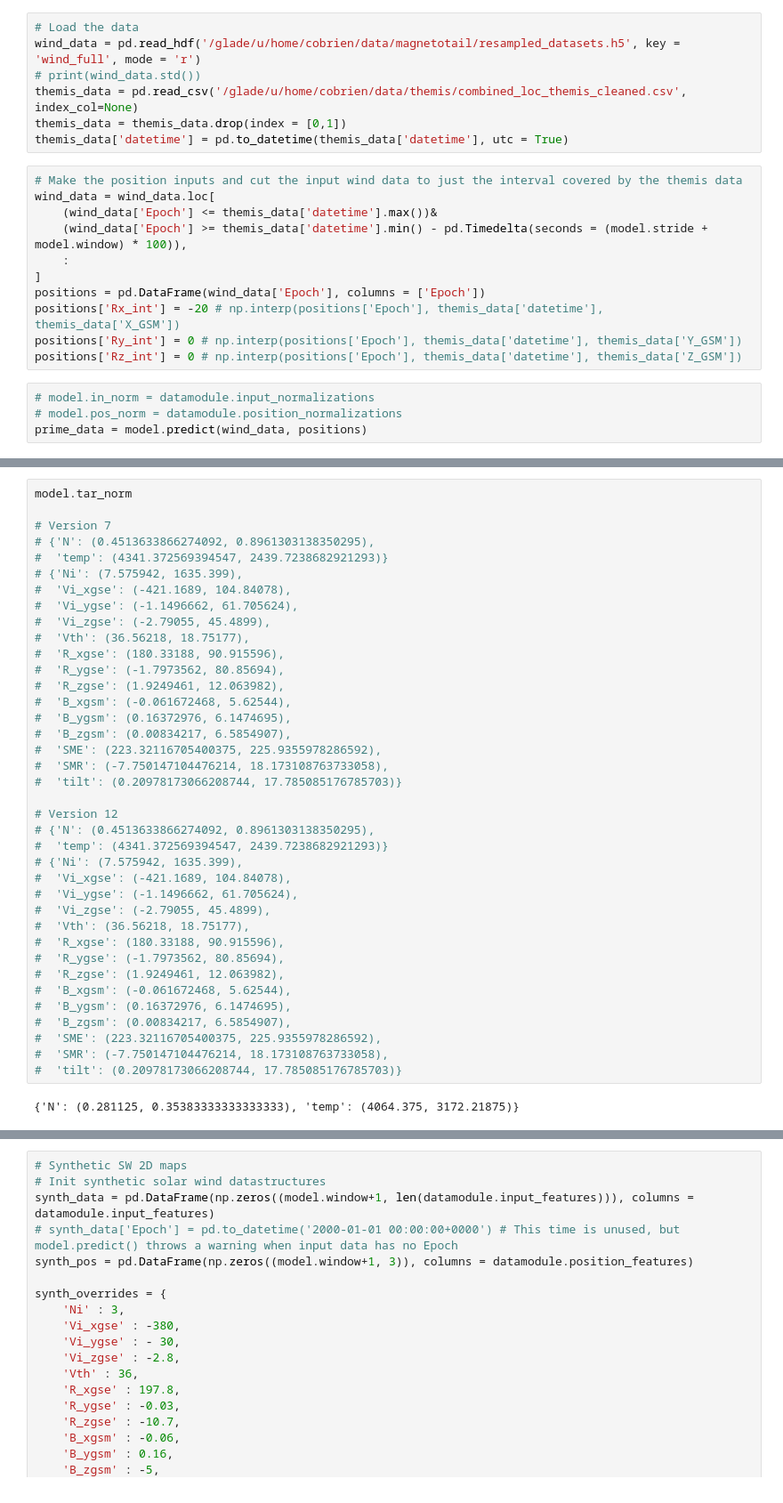
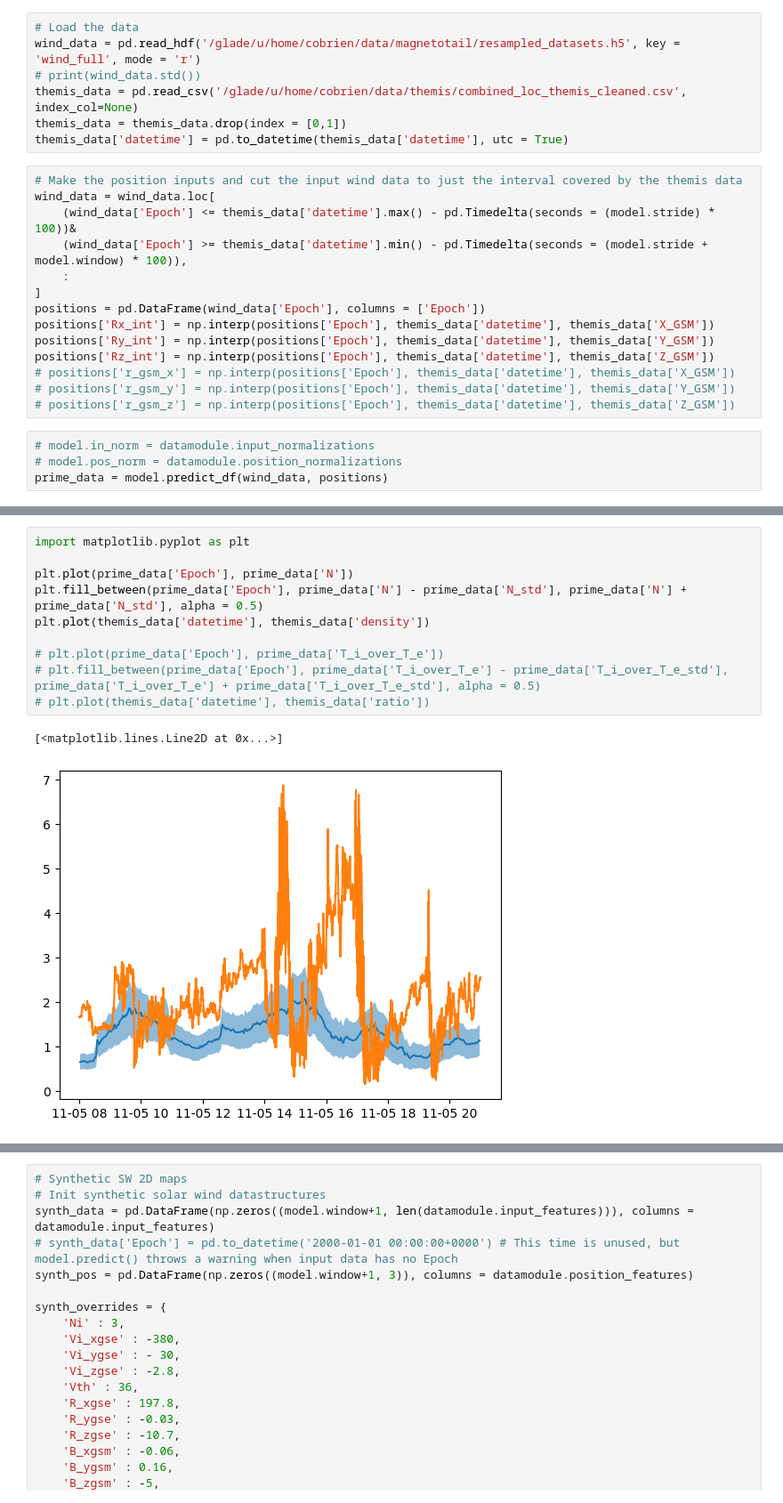
Before and after one commit to connor-obrien888/prime, a Jupyter notebook: prime_lib/notebooks/plasmasheet.ipynb, the cells around one changed output, grey strips where cells are left out. Shown at 89% size. Drawn from its saved outputs; the diff is of its cells as text.

```diff
--- a/prime_lib/notebooks/plasmasheet.ipynb
+++ b/prime_lib/notebooks/plasmasheet.ipynb
@@ -59,15 +111,18 @@ themis_data['datetime'] = pd.to_datetime(themis_data['datetime'], utc = True)
 # %%
 # Make the position inputs and cut the input wind data to just the interval covered by the themis data
 wind_data = wind_data.loc[
-    (wind_data['Epoch'] <= themis_data['datetime'].max())&
+    (wind_data['Epoch'] <= themis_data['datetime'].max() - pd.Timedelta(seconds = (model.stride) * 100))&
     (wind_data['Epoch'] >= themis_data['datetime'].min() - pd.Timedelta(seconds = (model.stride + model.window) * 100)),
     :
 ]
 positions = pd.DataFrame(wind_data['Epoch'], columns = ['Epoch'])
-positions['Rx_int'] = -20 # np.interp(positions['Epoch'], themis_data['datetime'], themis_data['X_GSM'])
-positions['Ry_int'] = 0 # np.interp(positions['Epoch'], themis_data['datetime'], themis_data['Y_GSM'])
-positions['Rz_int'] = 0 # np.interp(positions['Epoch'], themis_data['datetime'], themis_data['Z_GSM'])
+positions['Rx_int'] = np.interp(positions['Epoch'], themis_data['datetime'], themis_data['X_GSM'])
+positions['Ry_int'] = np.interp(positions['Epoch'], themis_data['datetime'], themis_data['Y_GSM'])
+positions['Rz_int'] = np.interp(positions['Epoch'], themis_data['datetime'], themis_data['Z_GSM'])
+# positions['r_gsm_x'] = np.interp(positions['Epoch'], themis_data['datetime'], themis_data['X_GSM'])
+# positions['r_gsm_y'] = np.interp(positions['Epoch'], themis_data['datetime'], themis_data['Y_GSM'])
+# positions['r_gsm_z'] = np.interp(positions['Epoch'], themis_data['datetime'], themis_data['Z_GSM'])
 # %%
 # model.in_norm = datamodule.input_normalizations
 # model.pos_norm = datamodule.position_normalizations
-prime_data = model.predict(wind_data, positions)
+prime_data = model.predict_df(wind_data, positions)
@@ -82,40 +129,13 @@ plt.plot(themis_data['datetime'], themis_data['density'])
-# %%
-model.tar_norm
-
-# Version 7
-# {'N': (0.4513633866274092, 0.8961303138350295),
-#  'temp': (4341.372569394547, 2439.7238682921293)}
-# {'Ni': (7.575942, 1635.399),
-#  'Vi_xgse': (-421.1689, 104.84078),
-#  'Vi_ygse': (-1.1496662, 61.705624),
-#  'Vi_zgse': (-2.79055, 45.4899),
-#  'Vth': (36.56218, 18.75177),
-#  'R_xgse': (180.33188, 90.915596),
-#  'R_ygse': (-1.7973562, 80.85694),
-#  'R_zgse': (1.9249461, 12.063982),
-#  'B_xgsm': (-0.061672468, 5.62544),
-#  'B_ygsm': (0.16372976, 6.1474695),
-#  'B_zgsm': (0.00834217, 6.5854907),
-#  'SME': (223.32116705400375, 225.9355978286592),
-#  'SMR': (-7.750147104476214, 18.173108763733058),
-#  'tilt': (0.20978173066208744, 17.785085176785703)}
-
-# Version 12
-# {'N': (0.4513633866274092, 0.8961303138350295),
-#  'temp': (4341.372569394547, 2439.7238682921293)}
-# {'Ni': (7.575942, 1635.399),
-#  'Vi_xgse': (-421.1689, 104.84078),
-#  'Vi_ygse': (-1.1496662, 61.705624),
-#  'Vi_zgse': (-2.79055, 45.4899),
-#  'Vth': (36.56218, 18.75177),
-#  'R_xgse': (180.33188, 90.915596),
-#  'R_ygse': (-1.7973562, 80.85694),
-#  'R_zgse': (1.9249461, 12.063982),
-#  'B_xgsm': (-0.061672468, 5.62544),
-#  'B_ygsm': (0.16372976, 6.1474695),
-#  'B_zgsm': (0.00834217, 6.5854907),
-#  'SME': (223.32116705400375, 225.9355978286592),
-#  'SMR': (-7.750147104476214, 18.173108763733058),
-#  'tilt': (0.20978173066208744, 17.785085176785703)}
-# %% [output]
-{'N': (0.281125, 0.35383333333333333), 'temp': (4064.375, 3172.21875)}
+# %%
+import matplotlib.pyplot as plt
+
+plt.plot(prime_data['Epoch'], prime_data['N'])
+plt.fill_between(prime_data['Epoch'], prime_data['N'] - prime_data['N_std'], prime_data['N'] + prime_data['N_std'], alpha = 0.5)
+plt.plot(themis_data['datetime'], themis_data['density'])
+
+# plt.plot(prime_data['Epoch'], prime_data['T_i_over_T_e'])
+# plt.fill_between(prime_data['Epoch'], prime_data['T_i_over_T_e'] - prime_data['T_i_over_T_e_std'], prime_data['T_i_over_T_e'] + prime_data['T_i_over_T_e_std'], alpha = 0.5)
+# plt.plot(themis_data['datetime'], themis_data['ratio'])
+# %% [output]
+[<matplotlib.lines.Line2D at 0x...>]
+[figure, added]
```
Also changed, not shown: parts of 19 cells of this notebook, 16 other files.
